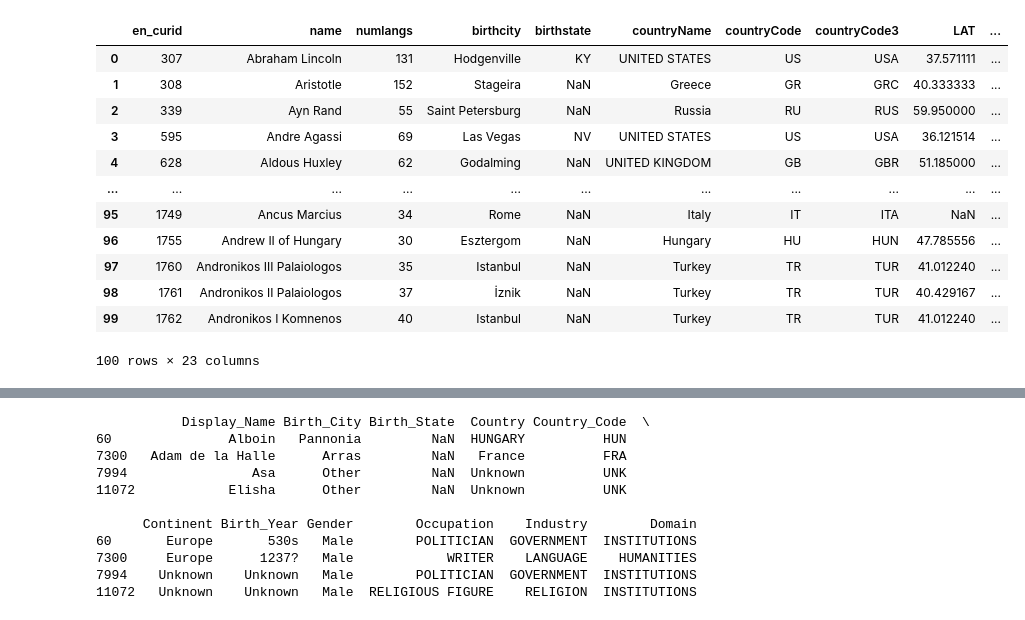
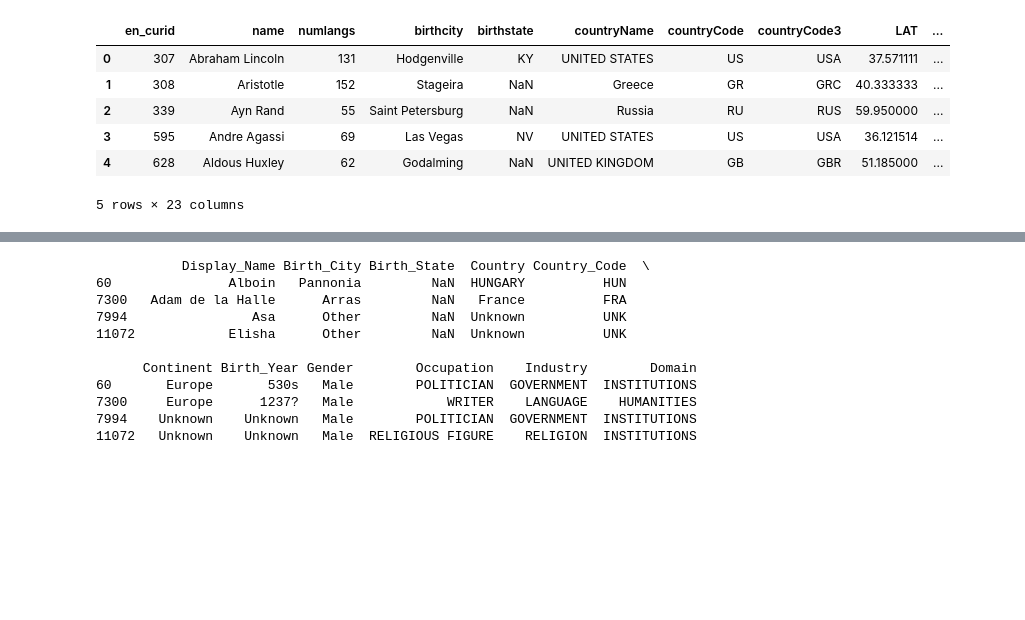
Before and after one commit to jordanwhite268/Zodiac_Analysis, a Jupyter notebook: Clean_Pantheon_People.ipynb, the cells around one changed output, grey strips where cells are left out. Saved outputs shown, nothing was run; the diff lists cells and outputs as text; code cells hidden in the pictures; blank space fills up the shorter version.

Commit message:
More data cleaning

```diff
--- a/Clean_Pantheon_People.ipynb
+++ b/Clean_Pantheon_People.ipynb
@@ -1,25 +1,17 @@
 # %%
 import pandas as pd
-
-
 #Pull csv into pandas dataframe
 
 data = pd.read_csv(r'C:\Users\Jordan\Documents\CodeKY\Capstone_Project_Repo\Data\pantheon_people.csv', delimiter = ",")
-data.head(100)
+data.head(5)
 # %% [output]
 |  | en_curid | name | numlangs | birthcity | birthstate | countryName | countryCode | countryCode3 | LAT | ... |
 | 0 | 307 | Abraham Lincoln | 131 | Hodgenville | KY | UNITED STATES | US | USA | 37.571111 | ... |
 | 1 | 308 | Aristotle | 152 | Stageira | NaN | Greece | GR | GRC | 40.333333 | ... |
 | 2 | 339 | Ayn Rand | 55 | Saint Petersburg | NaN | Russia | RU | RUS | 59.950000 | ... |
 | 3 | 595 | Andre Agassi | 69 | Las Vegas | NV | UNITED STATES | US | USA | 36.121514 | ... |
 | 4 | 628 | Aldous Huxley | 62 | Godalming | NaN | UNITED KINGDOM | GB | GBR | 51.185000 | ... |
-| ... | ... | ... | ... | ... | ... | ... | ... | ... | ... | ... |
-| 95 | 1749 | Ancus Marcius | 34 | Rome | NaN | Italy | IT | ITA | NaN | ... |
-| 96 | 1755 | Andrew II of Hungary | 30 | Esztergom | NaN | Hungary | HU | HUN | 47.785556 | ... |
-| 97 | 1760 | Andronikos III Palaiologos | 35 | Istanbul | NaN | Turkey | TR | TUR | 41.012240 | ... |
-| 98 | 1761 | Andronikos II Palaiologos | 37 | İznik | NaN | Turkey | TR | TUR | 40.429167 | ... |
-| 99 | 1762 | Andronikos I Komnenos | 40 | Istanbul | NaN | Turkey | TR | TUR | 41.012240 | ... |
-100 rows × 23 columns
+5 rows × 23 columns
 # %%
 #drop unneeded columns
 data2 = data.drop(columns=['en_curid','numlangs','countryCode','LAT','LON', 'TotalPageViews', 'L_star', 'StdDevPageViews', 'PageViewsEnglish', 'PageViewsNonEnglish', 'AverageViews' , 'HPI'
```
Also changed, not shown: parts of 4 cells of this notebook, 1 other file.
